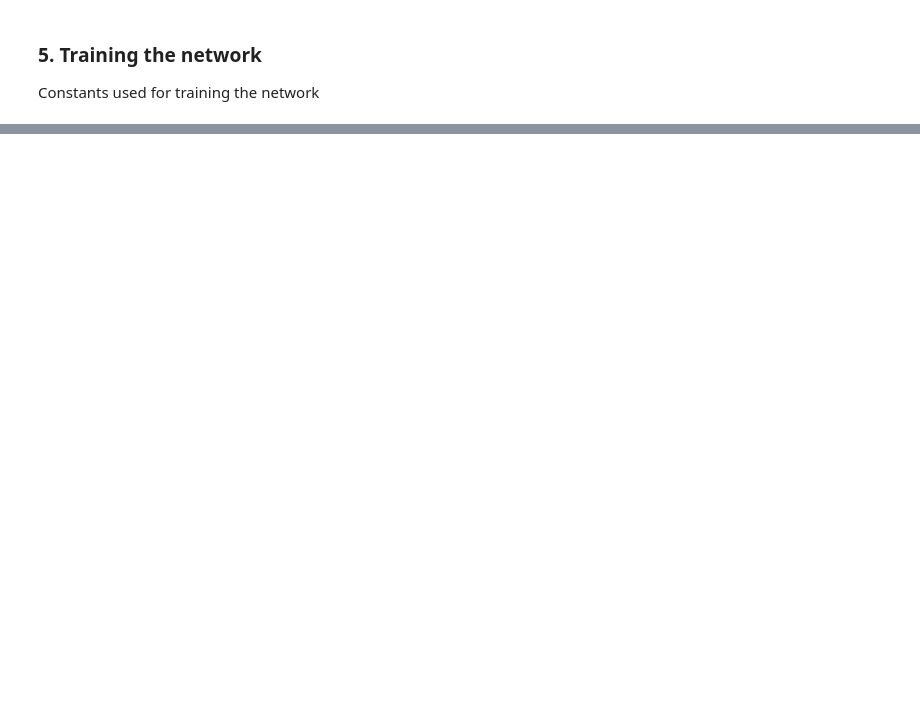
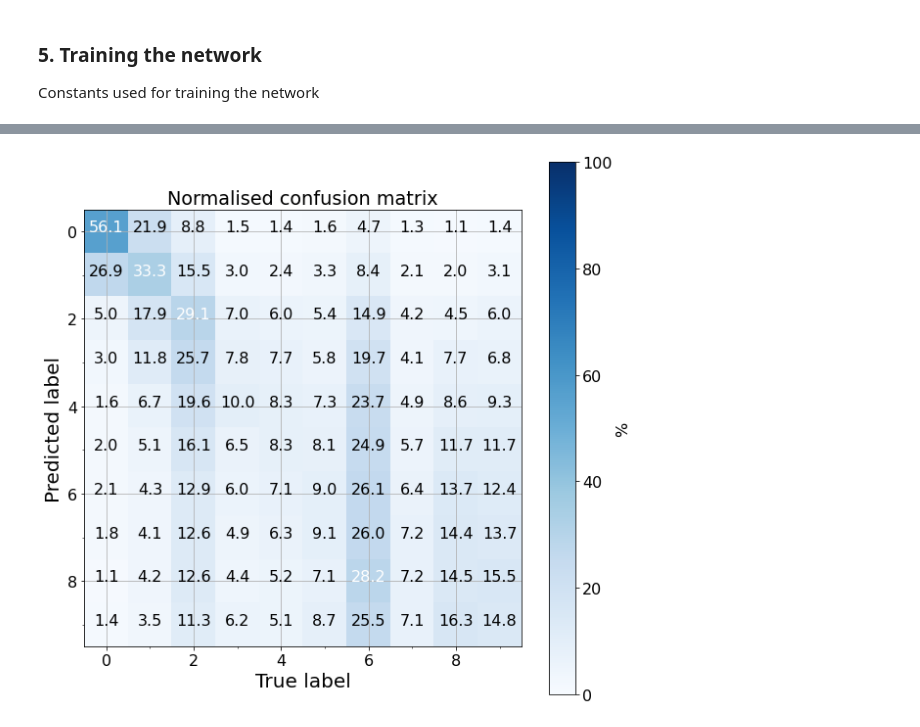
Before and after one commit to SoumyaShreeram/Microlensing_with_NeuralNets, a Jupyter notebook: 03_Optimizing_and_testing_NNs.ipynb, the cells around one changed output, grey strips where cells are left out. Cells and saved outputs as stored; diff of their text form; code cells hidden in the pictures; blank space fills up the shorter version.

```diff
--- a/03_Optimizing_and_testing_NNs.ipynb
+++ b/03_Optimizing_and_testing_NNs.ipynb
@@ -231,0 +302,20 @@ num_inputs = 1
+# %%
+num_inputs = 1
+
+# prepare data with sample cuts and evaluate residuals
+data_prep = nnet.prepare_data_sample_cut(test_l_curves, sampling, num_pieces)
+evaluate_res = nnet.evaluate_model(model, data_prep, onehot_test, \
+                                num_inputs = num_inputs, verbose = 1)
+
+print(evaluate_res[1])
+
+output_predict_onehot, output_ref_onehot = nnet.predict_model(model, data_prep, \
+                                                              onehot_test, \
+                                                              num_inputs = num_inputs, \
+                                                              verbose = 1)
+output_predict_c = np.argmax(output_predict_onehot, axis=1)
+output_ref_c = np.argmax(output_ref_onehot, axis=1)
+
+print('Test set classification report:\n')
+print(classification_report(output_ref_c, output_predict_c,  \
+                            target_names=output_class_names))
@@ -231,0 +340,16 @@ num_inputs = 1
+# %%
+from sklearn.metrics import confusion_matrix
+
+importlib.reload(dat)
+# generate confusion matrix
+cfm = confusion_matrix(output_ref_c, output_predict_c)
+
+# row normalisation of confusion matrix
+cfm_probability = cfm.astype('float')/cfm.sum(axis=1)[:, np.newaxis]
+# confusion probability matrix
+cfm_probability = cfm_probability * 100.0
+
+fig, ax = plt.subplots(1,1, figsize=(10,10))
+dat.plotConfusionMatrix(ax, cfm_probability, output_class_names)
+# %% [output]
+[figure, added]
```
Also changed, not shown: parts of 15 cells of this notebook.
